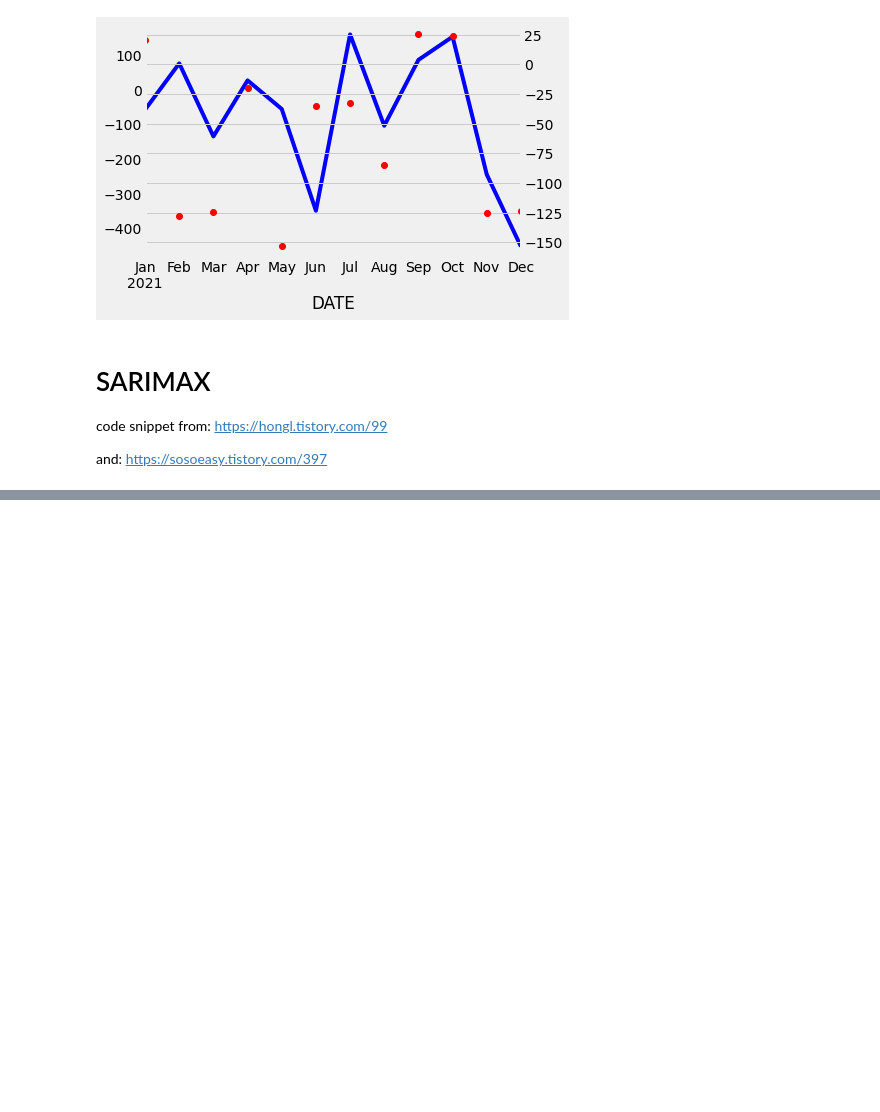
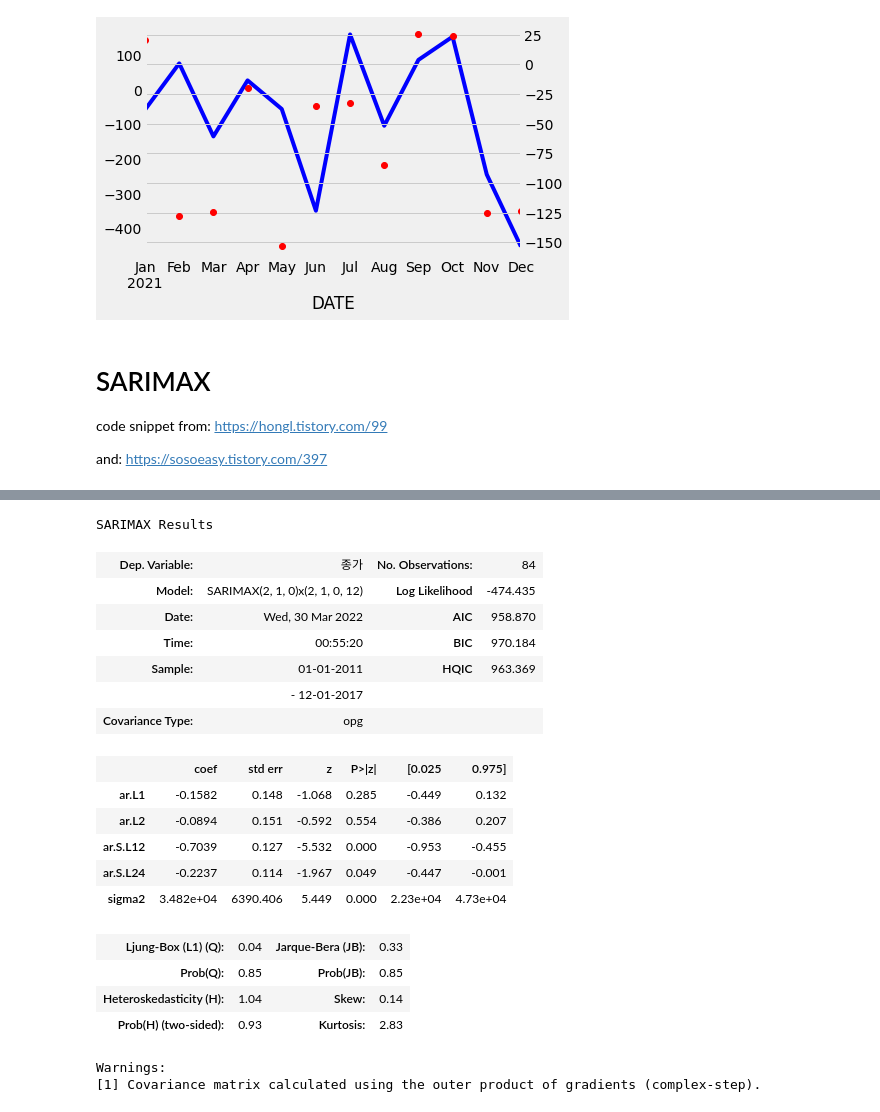
Before and after one commit to Soo-Im/PalmOil, a Jupyter notebook: ENSO-Palm_Prediction.ipynb, the cells around one changed output, grey strips where cells are left out. Saved outputs shown, nothing was run; the diff lists cells and outputs as text; code cells hidden in the pictures; blank space fills up the shorter version.

```diff
--- a/ENSO-Palm_Prediction.ipynb
+++ b/ENSO-Palm_Prediction.ipynb
@@ -618,0 +683,23 @@ for train_index, test_index in tscv.split(X):
+# %%
+res.summary()
+# %% [output]
+SARIMAX Results
+| Dep. Variable: | 종가 | No. Observations: | 84 |
+| Model: | SARIMAX(2, 1, 0)x(2, 1, 0, 12) | Log Likelihood | -474.435 |
+| Date: | Wed, 30 Mar 2022 | AIC | 958.870 |
+| Time: | 00:55:20 | BIC | 970.184 |
+| Sample: | 01-01-2011 | HQIC | 963.369 |
+|  | - 12-01-2017 |  |  |
+| Covariance Type: | opg |  |  |
+|  | coef | std err | z | P>|z| | [0.025 | 0.975] |
+| ar.L1 | -0.1582 | 0.148 | -1.068 | 0.285 | -0.449 | 0.132 |
+| ar.L2 | -0.0894 | 0.151 | -0.592 | 0.554 | -0.386 | 0.207 |
+| ar.S.L12 | -0.7039 | 0.127 | -5.532 | 0.000 | -0.953 | -0.455 |
+| ar.S.L24 | -0.2237 | 0.114 | -1.967 | 0.049 | -0.447 | -0.001 |
+| sigma2 | 3.482e+04 | 6390.406 | 5.449 | 0.000 | 2.23e+04 | 4.73e+04 |
+| Ljung-Box (L1) (Q): | 0.04 | Jarque-Bera (JB): | 0.33 |
+| Prob(Q): | 0.85 | Prob(JB): | 0.85 |
+| Heteroskedasticity (H): | 1.04 | Skew: | 0.14 |
+| Prob(H) (two-sided): | 0.93 | Kurtosis: | 2.83 |
+Warnings:
+[1] Covariance matrix calculated using the outer product of gradients (complex-step).
```
Also changed, not shown: parts of 15 cells of this notebook.
